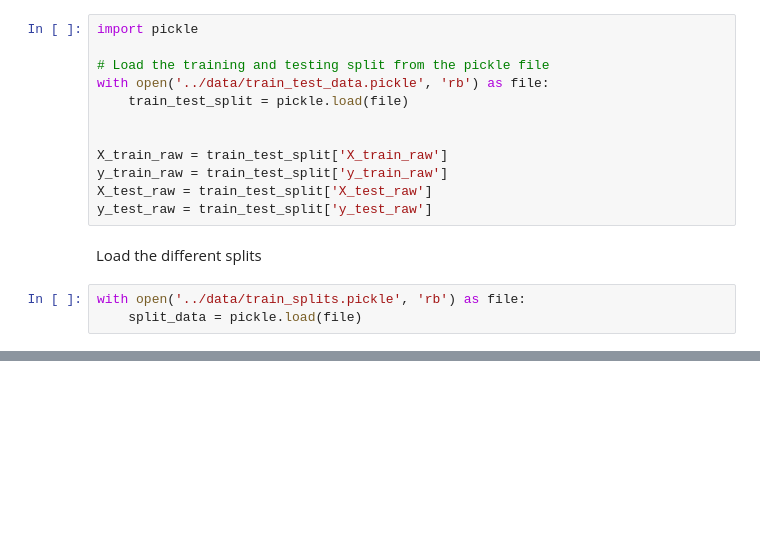
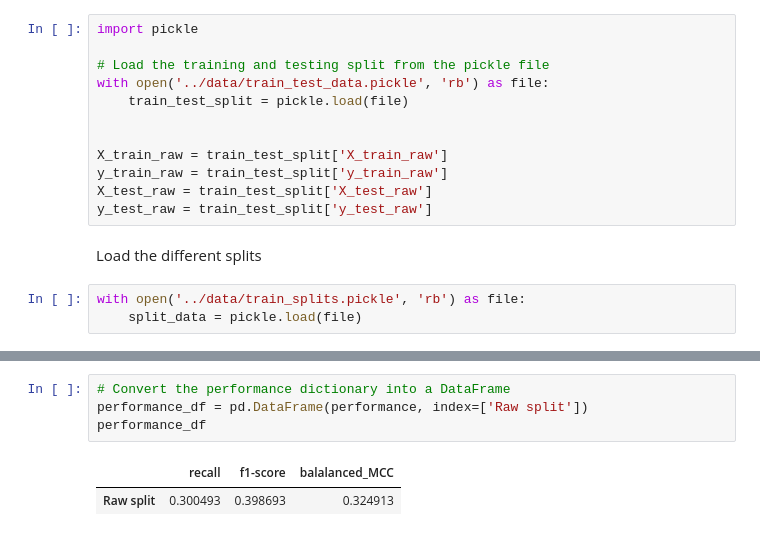
Before and after one commit to djjjones6/Group_Assessment_1, a Jupyter notebook: 03-Baseline/baseline.ipynb, the cells around one changed output, grey strips where cells are left out. Drawn from its saved outputs; the diff is of its cells as text; blank space fills up the shorter version.

```diff
--- a/03-Baseline/baseline.ipynb
+++ b/03-Baseline/baseline.ipynb
@@ -121,0 +90,7 @@ oversample- Validation Accuracy: 0.6994, Test Accuracy: 0.6555
+# %%
+# Convert the performance dictionary into a DataFrame
+performance_df = pd.DataFrame(performance, index=['Raw split'])
+performance_df
+# %% [output]
+|  | recall | f1-score | balalanced_MCC |
+| Raw split | 0.300493 | 0.398693 | 0.324913 |
```
Also changed, not shown: parts of 4 cells of this notebook, 5 other files.
